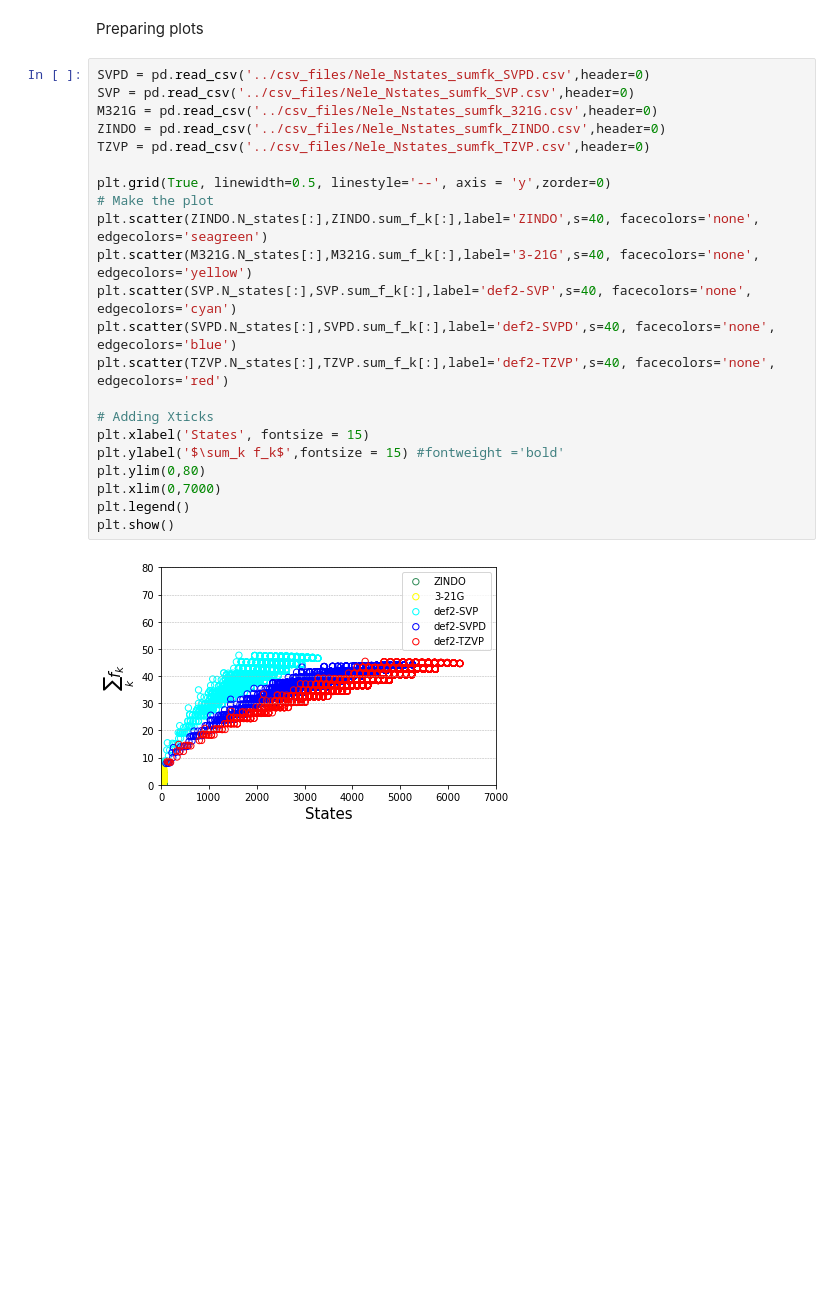
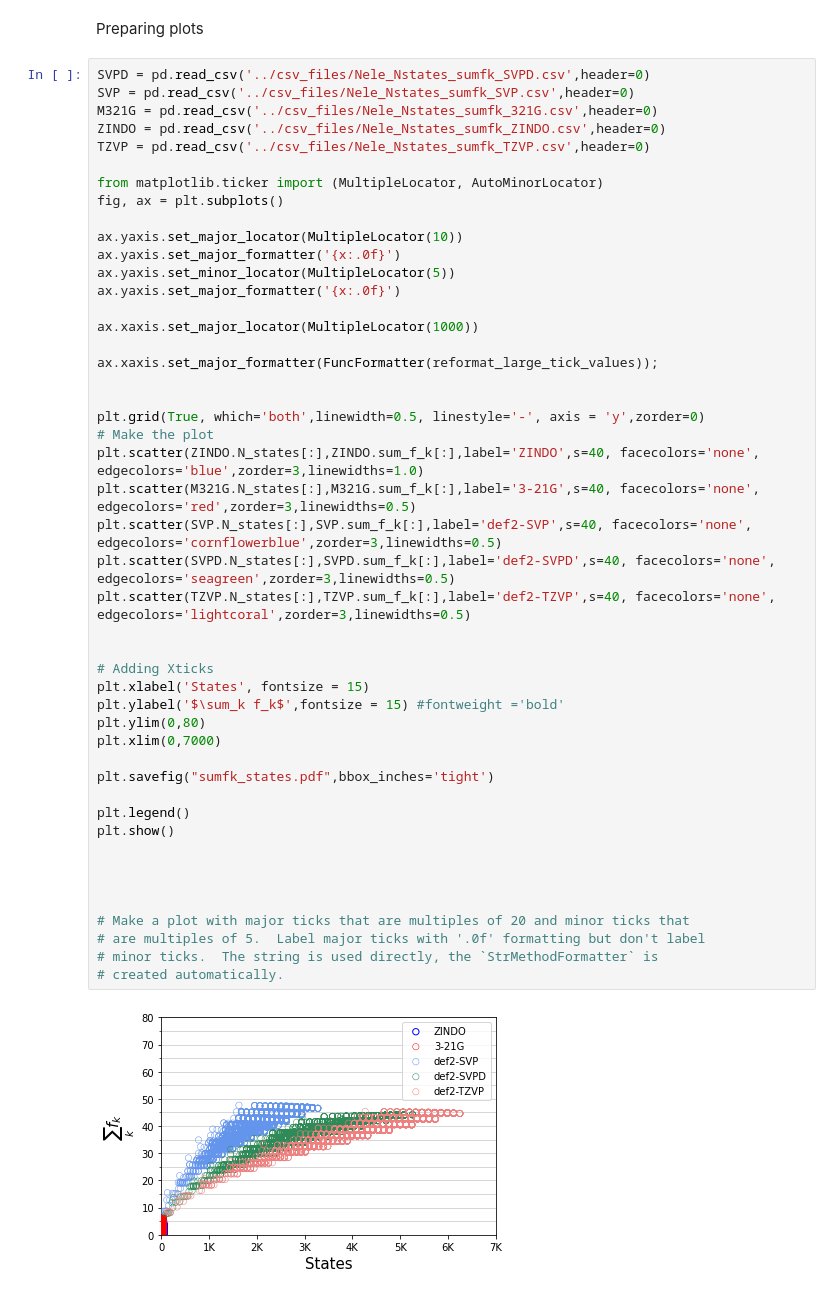
Before and after one commit to moldis-group/bigQM7w, a Jupyter notebook: notebooks/5methods.ipynb, the cells around one changed output. Drawn from its saved outputs; the diff is of its cells as text; blank space fills up the shorter version.

Commit message:
rr: update histogram

```diff
--- a/notebooks/5methods.ipynb
+++ b/notebooks/5methods.ipynb
@@ -10,24 +43,49 @@ Preparing plots
 # %%
 SVPD = pd.read_csv('../csv_files/Nele_Nstates_sumfk_SVPD.csv',header=0)
 SVP = pd.read_csv('../csv_files/Nele_Nstates_sumfk_SVP.csv',header=0)
 M321G = pd.read_csv('../csv_files/Nele_Nstates_sumfk_321G.csv',header=0)
 ZINDO = pd.read_csv('../csv_files/Nele_Nstates_sumfk_ZINDO.csv',header=0)
 TZVP = pd.read_csv('../csv_files/Nele_Nstates_sumfk_TZVP.csv',header=0)
 
-plt.grid(True, linewidth=0.5, linestyle='--', axis = 'y',zorder=0)
+from matplotlib.ticker import (MultipleLocator, AutoMinorLocator)
+fig, ax = plt.subplots()
+
+ax.yaxis.set_major_locator(MultipleLocator(10))
+ax.yaxis.set_major_formatter('{x:.0f}')
+ax.yaxis.set_minor_locator(MultipleLocator(5))
+ax.yaxis.set_major_formatter('{x:.0f}')
+
+ax.xaxis.set_major_locator(MultipleLocator(1000))
+
+ax.xaxis.set_major_formatter(FuncFormatter(reformat_large_tick_values));
+
+
+plt.grid(True, which='both',linewidth=0.5, linestyle='-', axis = 'y',zorder=0)
 # Make the plot
-plt.scatter(ZINDO.N_states[:],ZINDO.sum_f_k[:],label='ZINDO',s=40, facecolors='none', edgecolors='seagreen')
-plt.scatter(M321G.N_states[:],M321G.sum_f_k[:],label='3-21G',s=40, facecolors='none', edgecolors='yellow')
-plt.scatter(SVP.N_states[:],SVP.sum_f_k[:],label='def2-SVP',s=40, facecolors='none', edgecolors='cyan')
-plt.scatter(SVPD.N_states[:],SVPD.sum_f_k[:],label='def2-SVPD',s=40, facecolors='none', edgecolors='blue')
-plt.scatter(TZVP.N_states[:],TZVP.sum_f_k[:],label='def2-TZVP',s=40, facecolors='none', edgecolors='red')
+plt.scatter(ZINDO.N_states[:],ZINDO.sum_f_k[:],label='ZINDO',s=40, facecolors='none', edgecolors='blue',zorder=3,linewidths=1.0)
+plt.scatter(M321G.N_states[:],M321G.sum_f_k[:],label='3-21G',s=40, facecolors='none', edgecolors='red',zorder=3,linewidths=0.5)
+plt.scatter(SVP.N_states[:],SVP.sum_f_k[:],label='def2-SVP',s=40, facecolors='none', edgecolors='cornflowerblue',zorder=3,linewidths=0.5)
+plt.scatter(SVPD.N_states[:],SVPD.sum_f_k[:],label='def2-SVPD',s=40, facecolors='none', edgecolors='seagreen',zorder=3,linewidths=0.5)
+plt.scatter(TZVP.N_states[:],TZVP.sum_f_k[:],label='def2-TZVP',s=40, facecolors='none', edgecolors='lightcoral',zorder=3,linewidths=0.5)
+
 
 # Adding Xticks
 plt.xlabel('States', fontsize = 15)
 plt.ylabel('$\sum_k f_k$',fontsize = 15) #fontweight ='bold'
 plt.ylim(0,80)
 plt.xlim(0,7000)
+
+plt.savefig("sumfk_states.pdf",bbox_inches='tight')
+
 plt.legend()
 plt.show()
+
+
+
+
+# Make a plot with major ticks that are multiples of 20 and minor ticks that
+# are multiples of 5.  Label major ticks with '.0f' formatting but don't label
+# minor ticks.  The string is used directly, the `StrMethodFormatter` is
+# created automatically.
 # %% [output]
-[figure, old version]
+[figure, new version]
```
Also changed, not shown: parts of 2 cells of this notebook, 2 other files.
